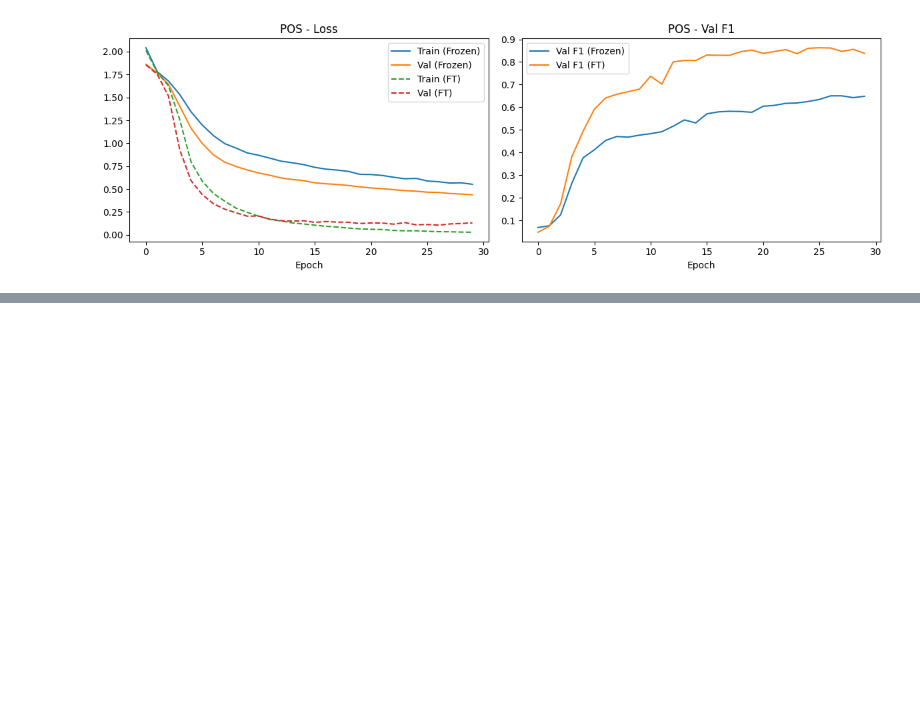
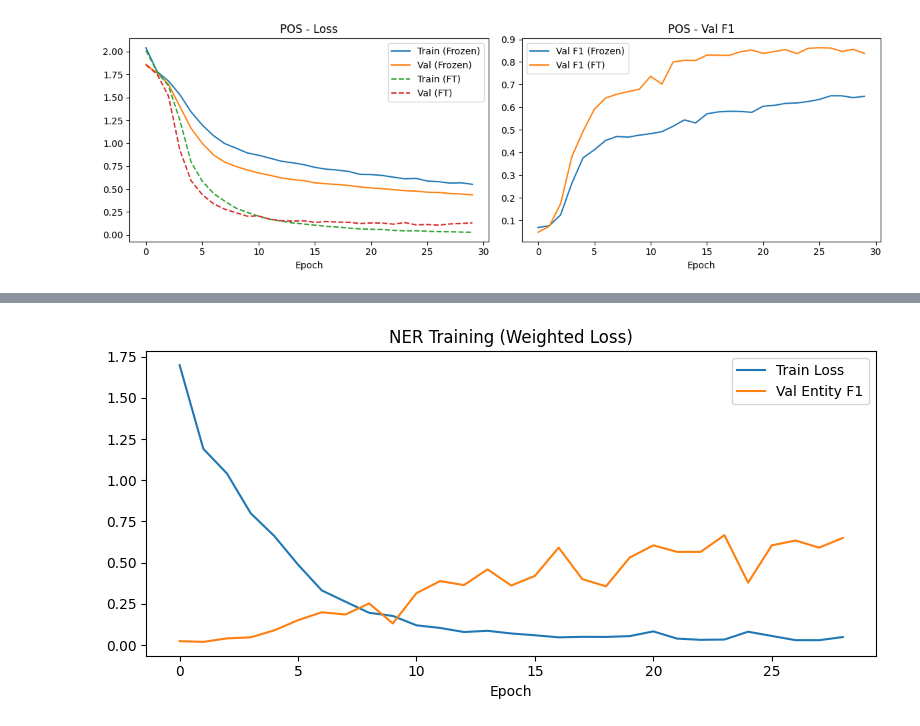
Before and after one commit to abeer-fatima47/i23-2643-NLP-Assignment2, a Jupyter notebook: i23-2643_Assignment2_DS-A.ipynb, the cells around one changed output, grey strips where cells are left out. Cells and saved outputs as stored; diff of their text form; code cells hidden in the pictures; blank space fills up the shorter version.

```diff
--- a/i23-2643_Assignment2_DS-A.ipynb
+++ b/i23-2643_Assignment2_DS-A.ipynb
@@ -1252,0 +1393,70 @@ plt.show()
+# %%
+# Class weights to fix O-dominance problem
+tag_counts = Counter(tag for item in train_data for tag in item['ner'])
+total = sum(tag_counts.values())
+weights = torch.ones(len(ner_tags_list))
+for tag, idx in ner2idx.items():
+    count = tag_counts.get(tag, 1)
+    weights[idx] = total / (len(ner_tags_list) * count)
+weights[ner2idx['O']] = 0.1  # downweight O heavily
+weights = weights.to(device)
+print("Class weights:", {t: round(weights[i].item(), 2) for t, i in ner2idx.items()})
+
+# Retrain with weighted loss
+ner_model_w = BiLSTMTagger(V, embed_dim, 128, len(ner_tags_list),
+                            pretrained_emb=embeddings_w2v, freeze=False).to(device)
+opt_nw = optim.Adam(ner_model_w.parameters(), lr=1e-3, weight_decay=1e-4)
+crit_nw = nn.CrossEntropyLoss(weight=weights, ignore_index=-1)
+
+best_nw_f1 = 0; wait_nw = 0
+train_losses_ner_w = []; val_f1s_ner_w = []
+
+for epoch in range(30):
+    ner_model_w.train()
+    ep_loss = 0; steps = 0
+    for x, y, lengths in ner_train_dl:
+        x, y = x.to(device), y.to(device)
+        logits = ner_model_w(x, lengths)
+        B, T, C = logits.shape
+        loss = crit_nw(logits.view(B*T, C), y.view(B*T))
+        opt_nw.zero_grad(); loss.backward(); opt_nw.step()
+        ep_loss += loss.item(); steps += 1
+
+    # Val entity F1
+    ner_model_w.eval(); pv=[]; gv=[]
+    with torch.no_grad():
+        for x, y, lengths in ner_val_dl:
+            x, y = x.to(device), y.to(device)
+            logits = ner_model_w(x, lengths)
+            mask = y != -1
+            pv.extend(logits.argmax(-1)[mask].cpu().tolist())
+            gv.extend(y[mask].cpu().tolist())
+
+    tp = Counter(); fp = Counter(); fn = Counter()
+    for p, g in zip(pv, gv):
+        gt = idx2ner[g]; pt = idx2ner[p]
+        etype = gt.split('-')[1] if '-' in gt else None
+        ptype = pt.split('-')[1] if '-' in pt else None
+        if etype and pt == gt: tp[etype] += 1
+        if ptype and pt != gt: fp[ptype] += 1
+        if etype and pt != gt: fn[etype] += 1
+    all_tp = sum(tp.values()); all_fp = sum(fp.values()); all_fn = sum(fn.values())
+    prec = all_tp/(all_tp+all_fp+1e-9); rec = all_tp/(all_tp+all_fn+1e-9)
+    vf1  = 2*prec*rec/(prec+rec+1e-9)
+    train_losses_ner_w.append(ep_loss/steps); val_f1s_ner_w.append(vf1)
+    print(f"Ep {epoch+1:2d}  loss={ep_loss/steps:.4f}  entity_F1={vf1:.4f}")
+
+    if vf1 > best_nw_f1:
+        best_nw_f1 = vf1; wait_nw = 0
+        torch.save(ner_model_w.state_dict(), 'bilstm_ner.pt')  # overwrite with better model
+    else:
+        wait_nw += 1
+        if wait_nw >= 5: print("Early stopping"); break
+
+plt.figure(figsize=(8,4))
+plt.plot(train_losses_ner_w, label='Train Loss')
+plt.plot(val_f1s_ner_w, label='Val Entity F1')
+plt.title('NER Training (Weighted Loss)'); plt.xlabel('Epoch'); plt.legend()
+plt.tight_layout()
+plt.show()
+# %% [output]
@@ -1252,0 +1480 @@ plt.show()
+[figure, added]
```
Also changed, not shown: parts of 18 cells of this notebook, 1 other file.
